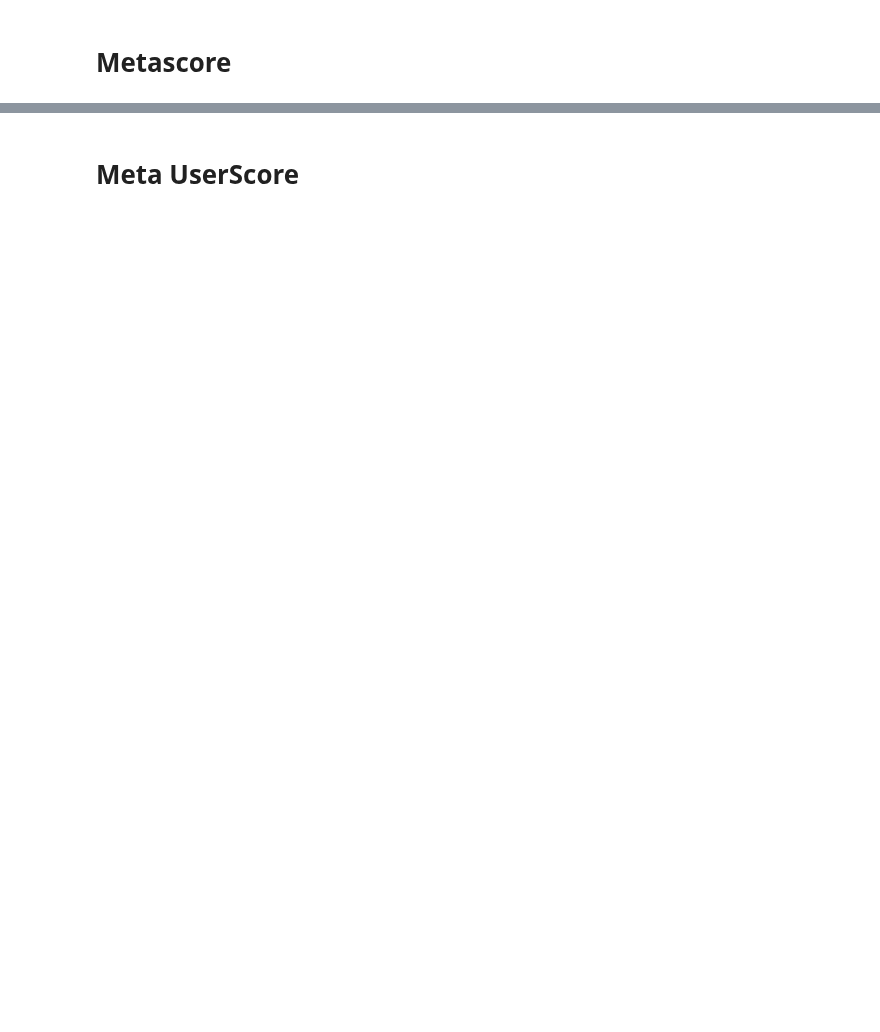
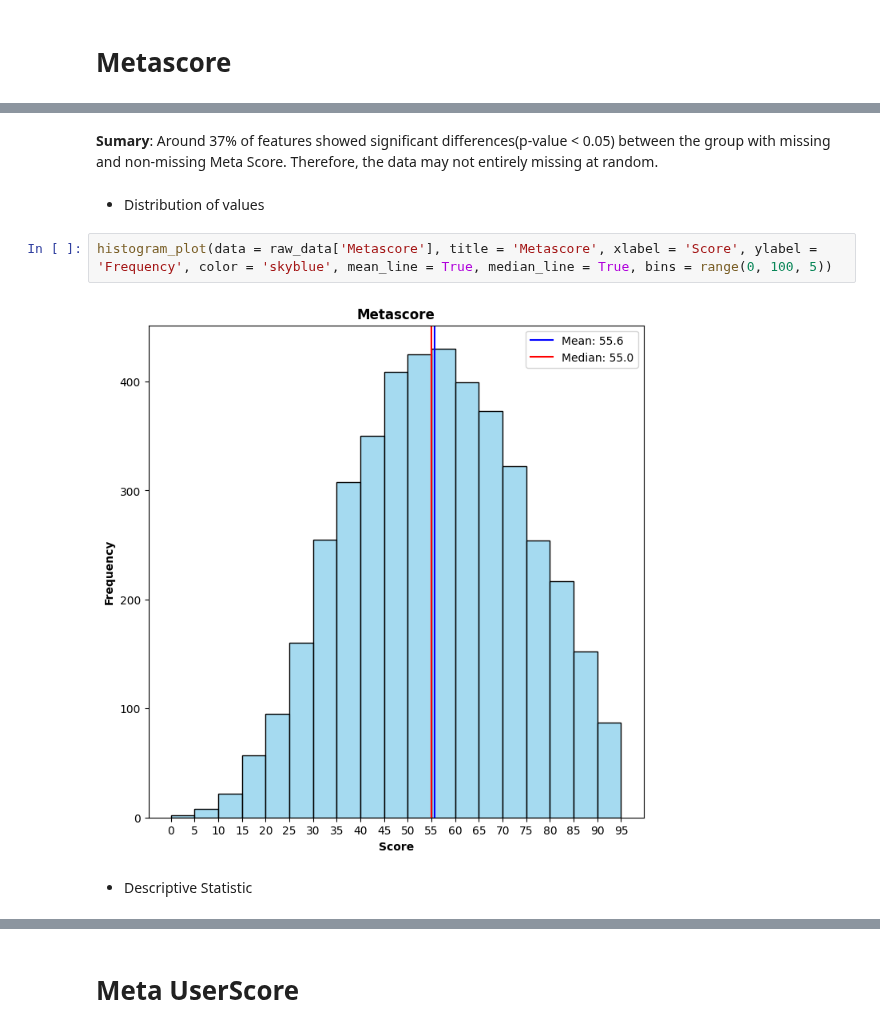
Before and after one commit to truongthuankiet1990gmailcom/Intro2DS---HCMUS---2024, a Jupyter notebook: 22127148_22127224_22127257_22127492.ipynb, the cells around one changed output, grey strips where cells are left out. Drawn from its saved outputs; the diff is of its cells as text; blank space fills up the shorter version.

```diff
--- a/22127148_22127224_22127257_22127492.ipynb
+++ b/22127148_22127224_22127257_22127492.ipynb
@@ -829,0 +861,10 @@ raw_data.groupby('Release Year')[['Worldwide Gross']].mean().plot()
+# %% [markdown]
+**Sumary**: Around 37% of features showed significant differences(p-value < 0.05) between the group with missing and non-missing Meta Score. Therefore, the data may not entirely missing at random.
+# %% [markdown]
++ Distribution of values
+# %%
+histogram_plot(data = raw_data['Metascore'], title = 'Metascore', xlabel = 'Score', ylabel = 'Frequency', color = 'skyblue', mean_line = True, median_line = True, bins = range(0, 100, 5))
+# %% [output]
+[figure, added]
+# %% [markdown]
++ Descriptive Statistic
```
Also changed, not shown: parts of 43 cells of this notebook.
